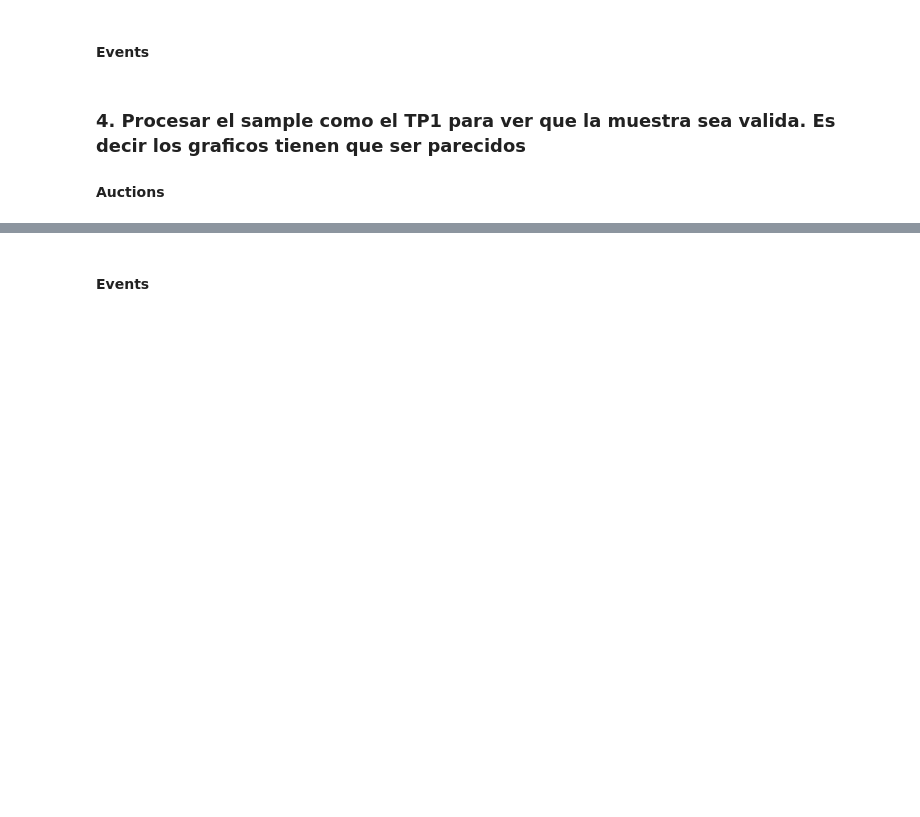
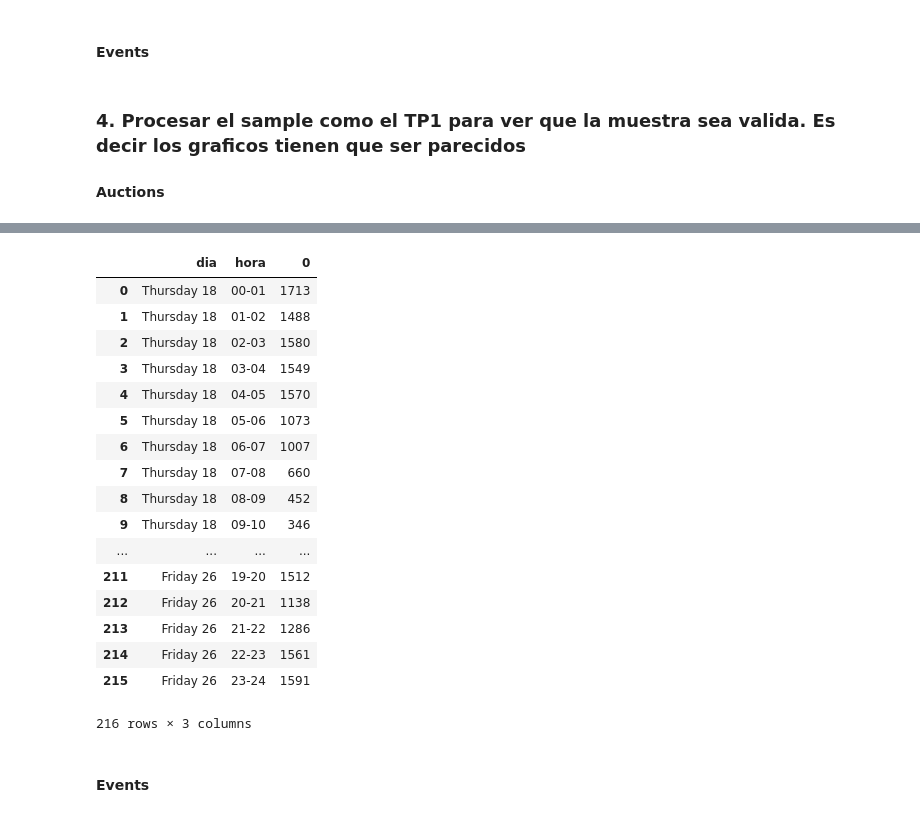
Before and after one commit to sergiolch/TP2-7506-2019-1C, a Jupyter notebook: sampling.ipynb, the cells around one changed output, grey strips where cells are left out. Cells and saved outputs as stored; diff of their text form; code cells hidden in the pictures; blank space fills up the shorter version.

```diff
--- a/sampling.ipynb
+++ b/sampling.ipynb
@@ -256,3 +313,27 @@ plt.ylabel('Day', rotation=0);
+# %%
+
+
+
+pivot_auctions.unstack().to_frame().reset_index()
+# %% [output]
+|  | dia | hora | 0 |
+| 0 | Thursday 18 | 00-01 | 1713 |
+| 1 | Thursday 18 | 01-02 | 1488 |
+| 2 | Thursday 18 | 02-03 | 1580 |
+| 3 | Thursday 18 | 03-04 | 1549 |
+| 4 | Thursday 18 | 04-05 | 1570 |
+| 5 | Thursday 18 | 05-06 | 1073 |
+| 6 | Thursday 18 | 06-07 | 1007 |
+| 7 | Thursday 18 | 07-08 | 660 |
+| 8 | Thursday 18 | 08-09 | 452 |
+| 9 | Thursday 18 | 09-10 | 346 |
+| ... | ... | ... | ... |
+| 211 | Friday 26 | 19-20 | 1512 |
+| 212 | Friday 26 | 20-21 | 1138 |
+| 213 | Friday 26 | 21-22 | 1286 |
+| 214 | Friday 26 | 22-23 | 1561 |
+| 215 | Friday 26 | 23-24 | 1591 |
+216 rows × 3 columns
 # %% [markdown]
 #### Events
 # %%
```
Also changed, not shown: parts of 21 cells of this notebook, 4 other files.
